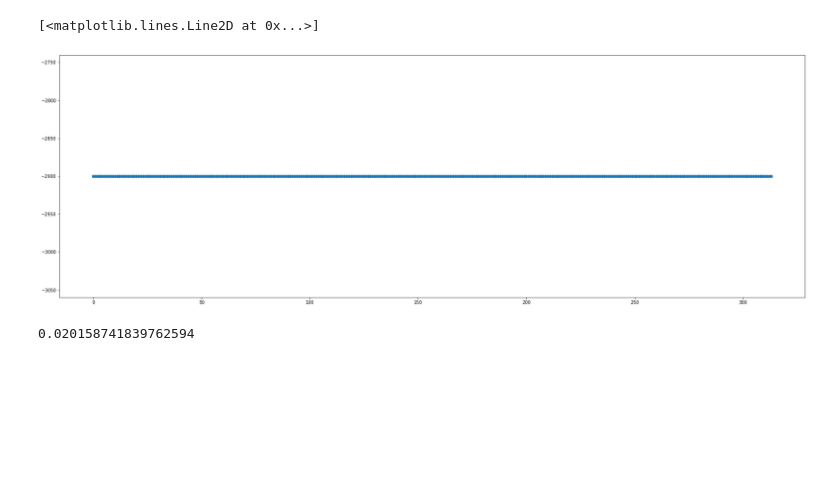
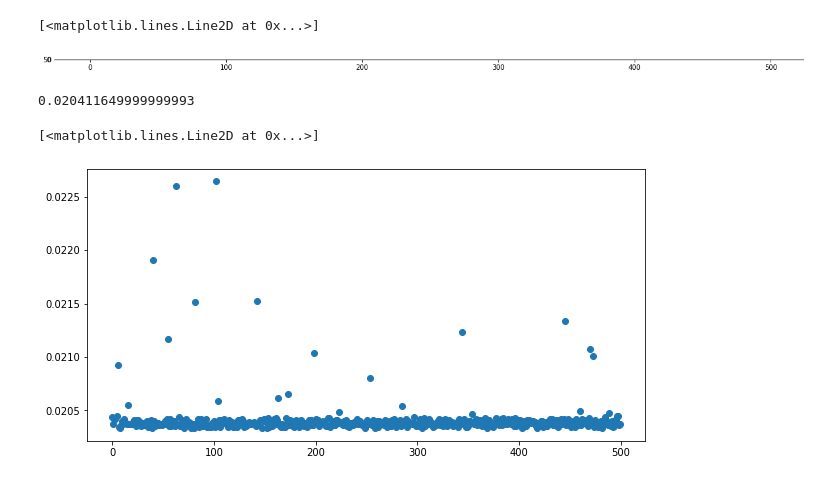
Before and after one commit to allen880117/Simulated-Quantum-Annealing, a Jupyter notebook: vitis/src/xrt_host/vision.ipynb, the cells around one changed output. Drawn from its saved outputs; the diff is of its cells as text; code cells hidden in the pictures; blank space fills up the shorter version.

```diff
--- a/vitis/src/xrt_host/vision.ipynb
+++ b/vitis/src/xrt_host/vision.ipynb
@@ -5,18 +5,22 @@ import matplotlib.pyplot as plt
 import statistics as st
 # %%
 energy_list = []
+best_list = []
 with open("out.txt") as file:
     for line in file:
         if (line.find("SUM:")!=-1):
             tmp = float(line.split()[1])
-            # tmp = math.pow(tmp, 0.125)
             energy_list.append(tmp)
+        if (line.find("BEST:")!=-1):
+            tmp = float(line.split()[1])
+            best_list.append(tmp)
 # %%
-plt.figure(figsize=(30,10))
+plt.figure(figsize=(20,10))
 plt.plot(energy_list[:], 'o-')
+plt.plot(best_list[:], 'o-')
 # %% [output]
 [<matplotlib.lines.Line2D at 0x...>]
-[figure, old version]
+[figure, new version]
 # %%
 time_list = []
 with open("time_log.txt") as file:
@@ -24,4 +28,10 @@ with open("time_log.txt") as file:
         time_list.append(int(line.split()[2]) / 10**6)
 print(sum(time_list) / len(time_list))
 # %% [output]
-0.020158741839762594
+0.020411649999999993
+# %%
+plt.figure(figsize=(10,5))
+plt.plot(time_list[:], 'o')
+# %% [output]
+[<matplotlib.lines.Line2D at 0x...>]
+[figure, added]
```
Also changed, not shown: 20 other files.
